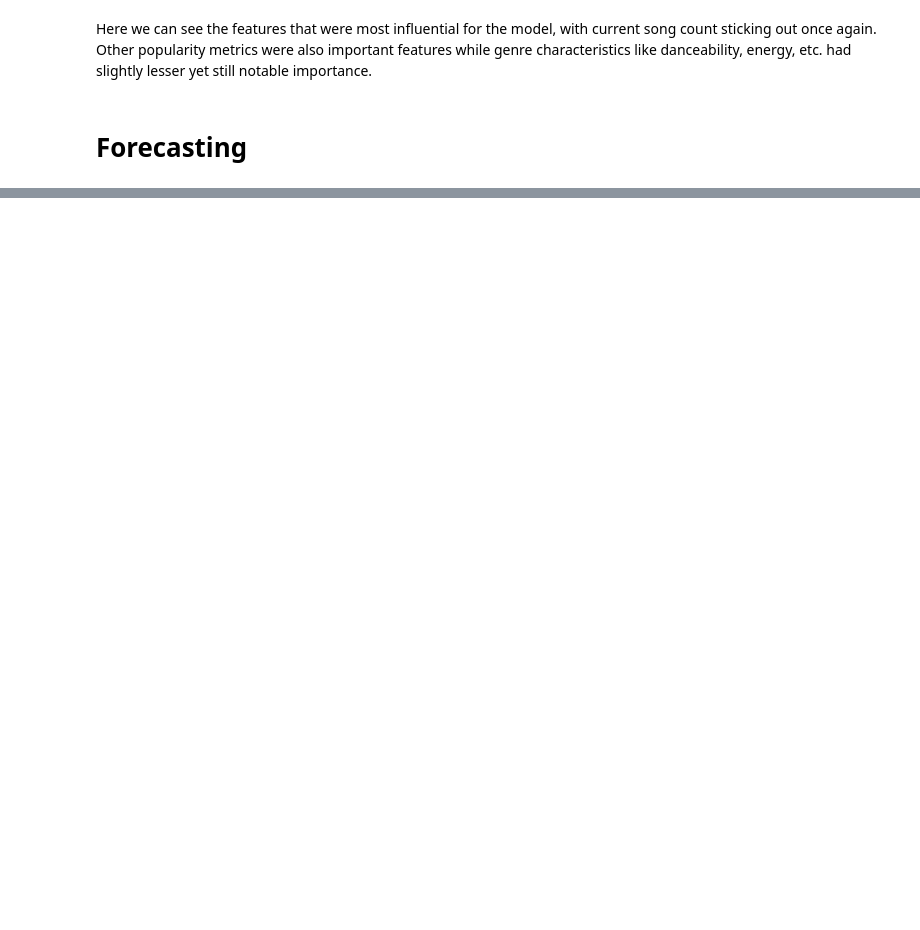
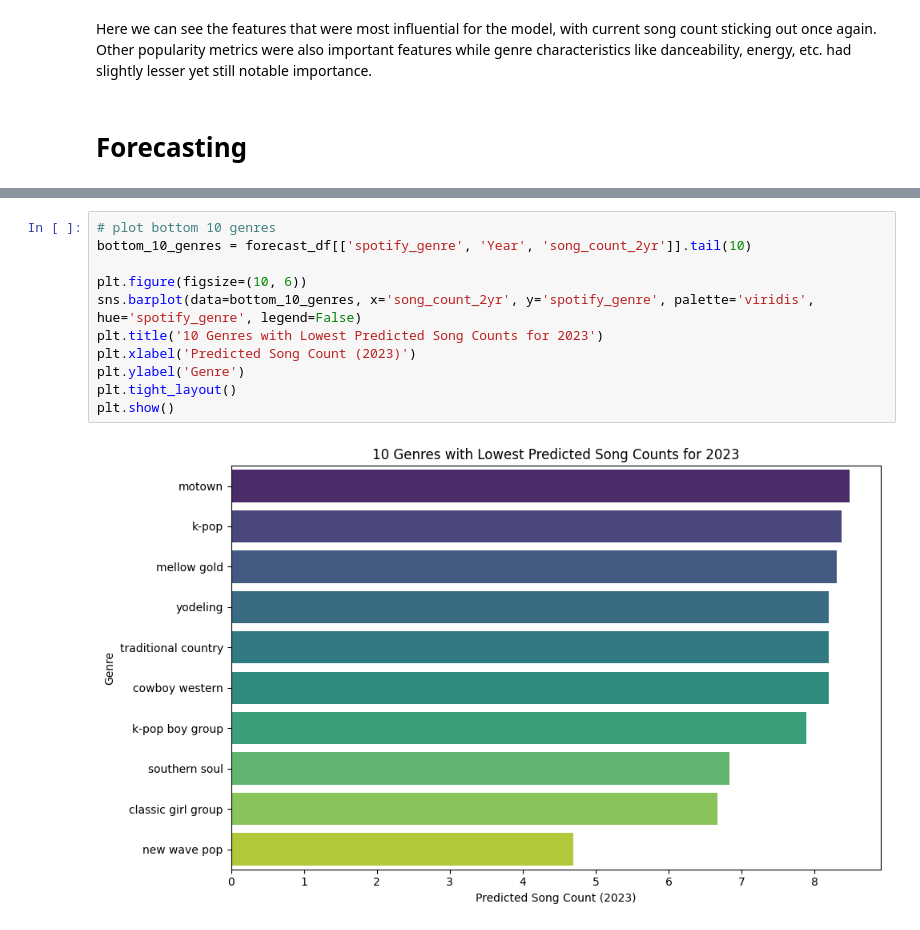
Before and after one commit to dcsajdak/MusicGenreTrends, a Jupyter notebook: MusicTrendForecasting.ipynb, the cells around one changed output, grey strips where cells are left out. Drawn from its saved outputs; the diff is of its cells as text; blank space fills up the shorter version.

```diff
--- a/MusicTrendForecasting.ipynb
+++ b/MusicTrendForecasting.ipynb
@@ -689,0 +756,13 @@ Here we can see the features that were most influential for the model, with curr
+# %%
+# plot bottom 10 genres
+bottom_10_genres = forecast_df[['spotify_genre', 'Year', 'song_count_2yr']].tail(10)
+
+plt.figure(figsize=(10, 6))
+sns.barplot(data=bottom_10_genres, x='song_count_2yr', y='spotify_genre', palette='viridis', hue='spotify_genre', legend=False)
+plt.title('10 Genres with Lowest Predicted Song Counts for 2023')
+plt.xlabel('Predicted Song Count (2023)')
+plt.ylabel('Genre')
+plt.tight_layout()
+plt.show()
+# %% [output]
+[figure, added]
```
Also changed, not shown: parts of 10 cells of this notebook.
